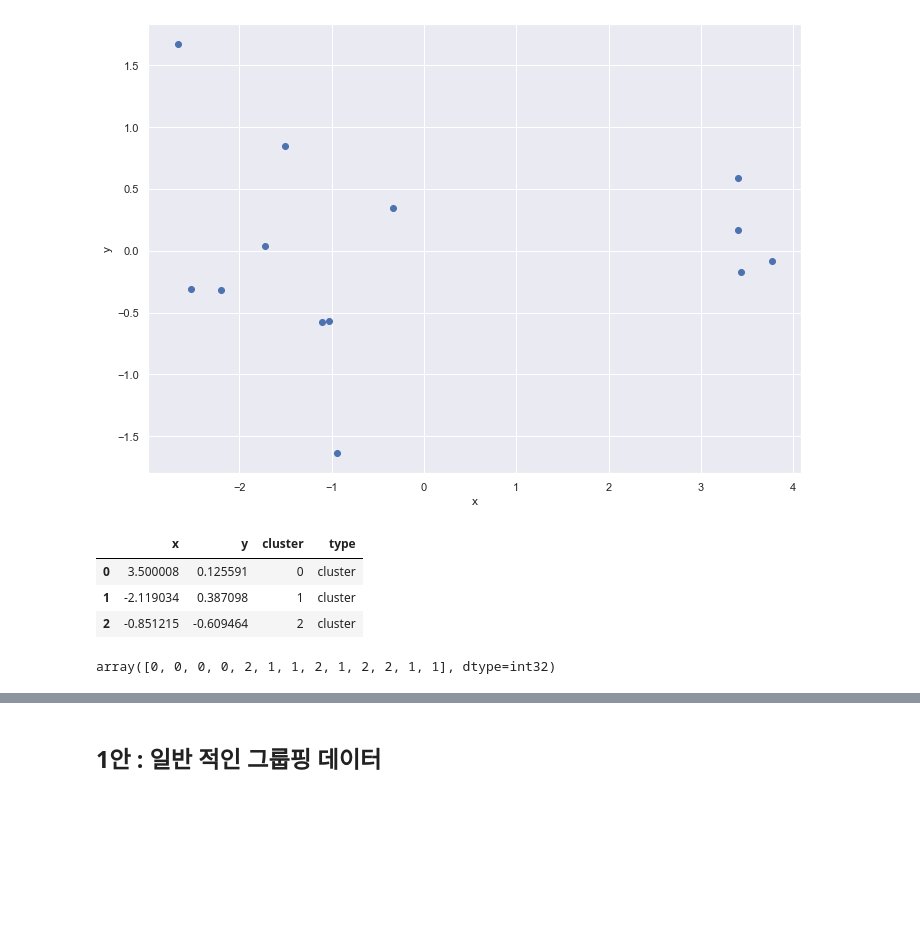
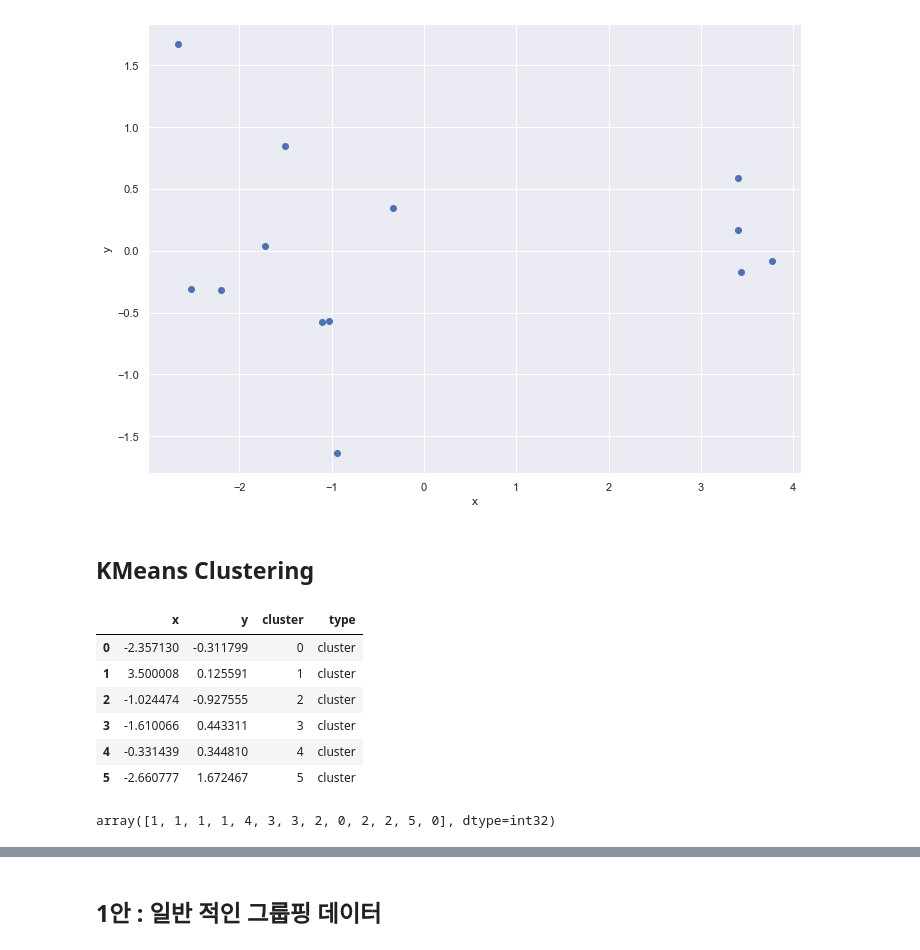
Before and after one commit to formegusto/pattern-recognition, a Jupyter notebook: 03.houself_clustering.ipynb, the cells around one changed output, grey strips where cells are left out. Cells and saved outputs as stored; diff of their text form; code cells hidden in the pictures; blank space fills up the shorter version.

```diff
--- a/03.houself_clustering.ipynb
+++ b/03.houself_clustering.ipynb
@@ -233,26 +234,32 @@ plt.ylabel('y')
 plt.show()
 # %% [output]
 [figure]
+# %% [markdown]
+KMeans Clustering
+---
 # %%
-K = 3
+K = 6
 
 points = dr.values
 kmeans = KMeans(n_clusters=K).fit(points)
 centers = pd.DataFrame(kmeans.cluster_centers_, columns = ['x', 'y'])
 
 clusterNum = [i for i in range(K)]
 centers['cluster'] = [i for i in range(len(centers))]
 centers['type'] = [f'cluster' for dt in clusterNum]
 centers
 # %% [output]
 |  | x | y | cluster | type |
-| 0 | 3.500008 | 0.125591 | 0 | cluster |
-| 1 | -2.119034 | 0.387098 | 1 | cluster |
-| 2 | -0.851215 | -0.609464 | 2 | cluster |
+| 0 | -2.357130 | -0.311799 | 0 | cluster |
+| 1 | 3.500008 | 0.125591 | 1 | cluster |
+| 2 | -1.024474 | -0.927555 | 2 | cluster |
+| 3 | -1.610066 | 0.443311 | 3 | cluster |
+| 4 | -0.331439 | 0.344810 | 4 | cluster |
+| 5 | -2.660777 | 1.672467 | 5 | cluster |
 # %%
 kmeans.labels_
 # %% [output]
-array([0, 0, 0, 0, 2, 1, 1, 2, 1, 2, 2, 1, 1], dtype=int32)
+array([1, 1, 1, 1, 4, 3, 3, 2, 0, 2, 2, 5, 0], dtype=int32)
 # %%
 clustering = dr
 clustering['cluster'] = kmeans.labels_
```
Also changed, not shown: parts of 10 cells of this notebook, 1 other file.
